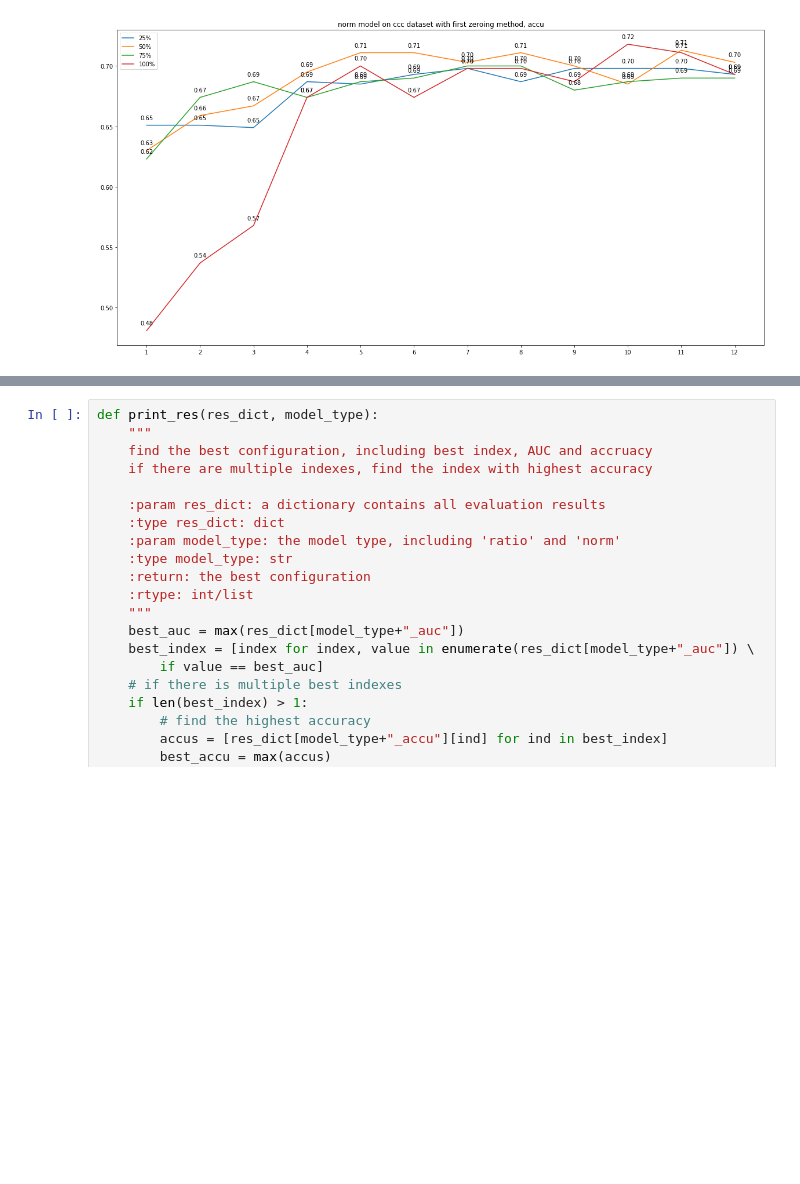
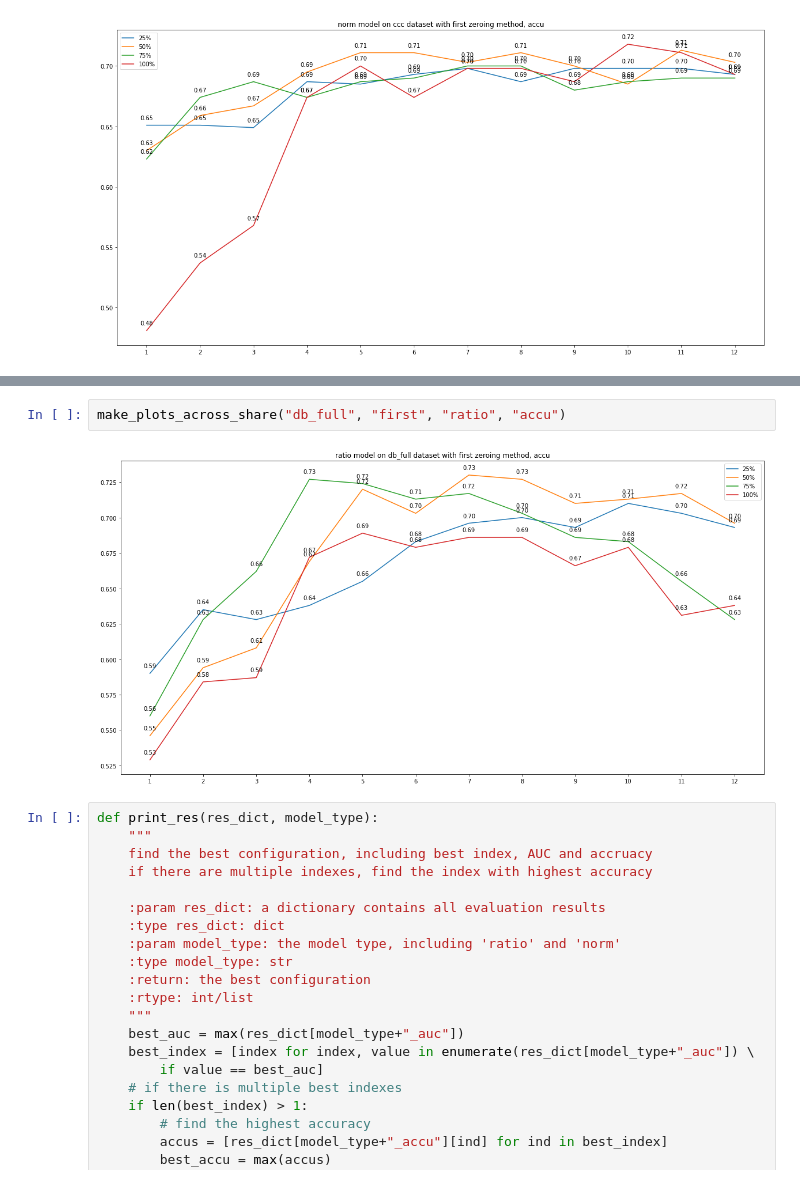
Before and after one commit to LinguisticAnomalies/hammer-nets, a Jupyter notebook: results/notebooks/across-share.ipynb, the cells around one changed output, grey strips where cells are left out. Saved outputs shown, nothing was run; the diff lists cells and outputs as text; blank space fills up the shorter version.

```diff
--- a/results/notebooks/across-share.ipynb
+++ b/results/notebooks/across-share.ipynb
@@ -151,3 +155,7 @@ make_plots_across_share("ccc", "first", "norm", "accu")
+# %%
+make_plots_across_share("db_full", "first", "ratio", "accu")
+# %% [output]
+[figure, added]
 # %%
 def print_res(res_dict, model_type):
     """
```
Also changed, not shown: parts of 2 cells of this notebook, 6 other files.
